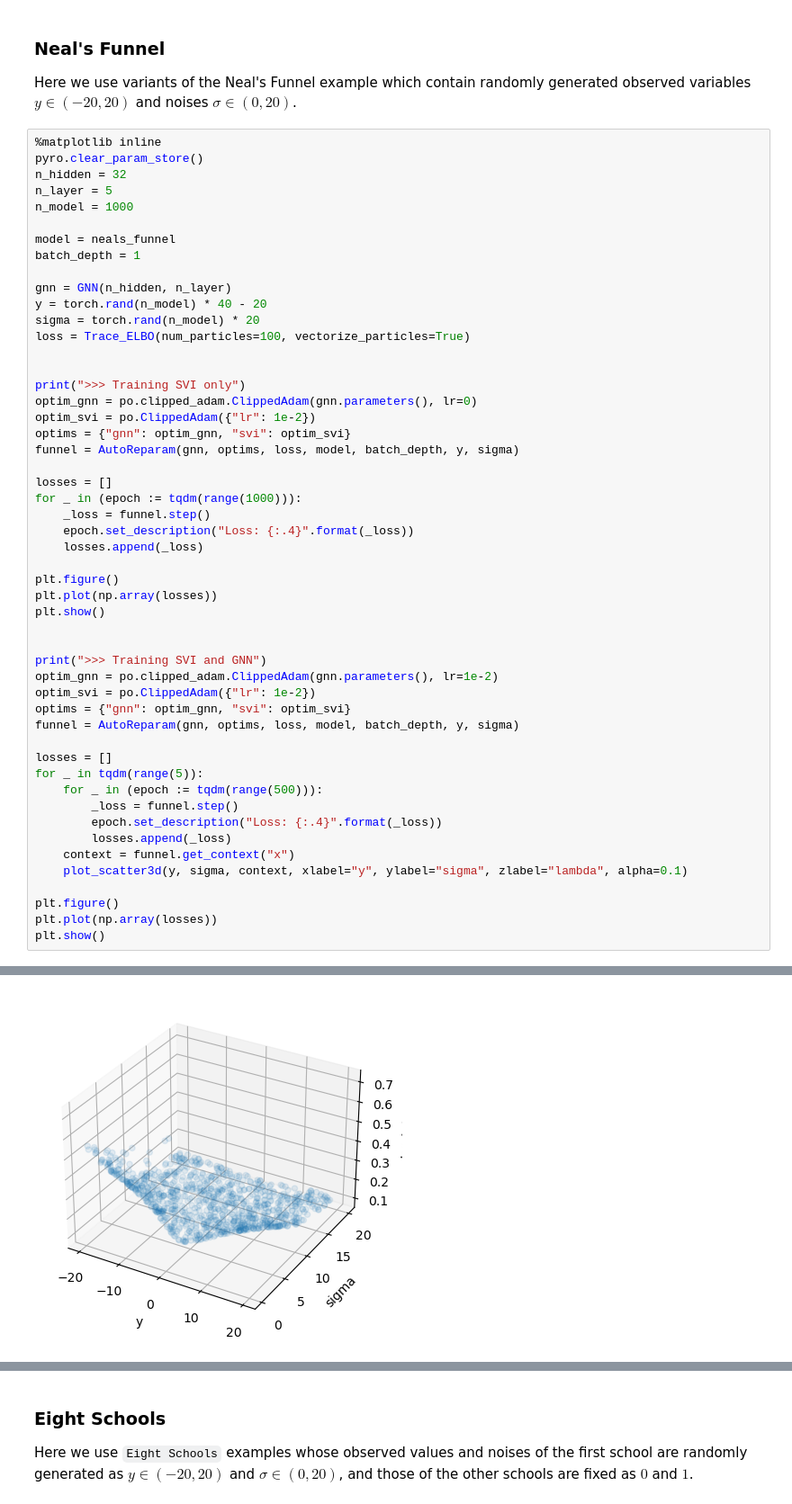
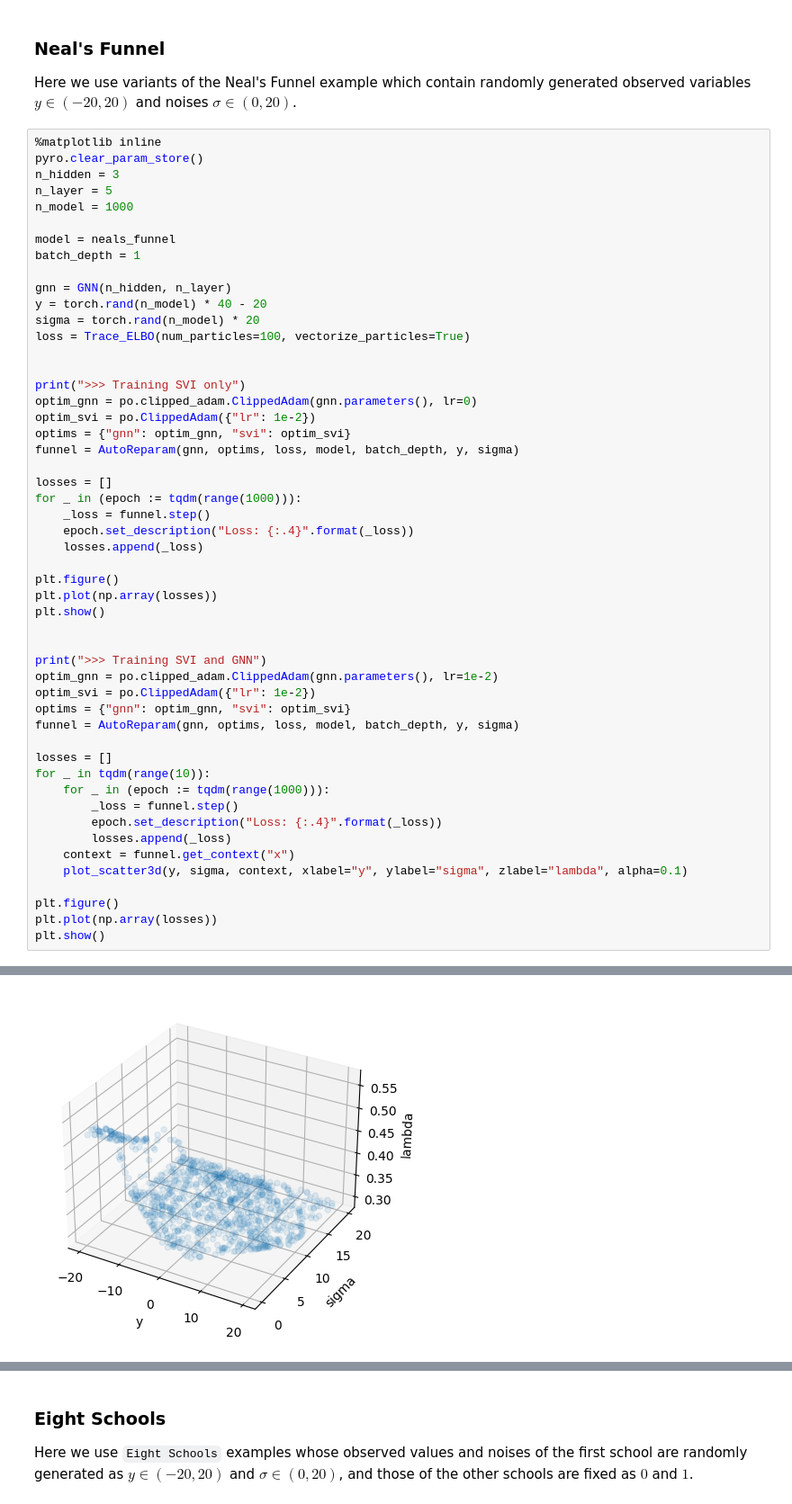
Before and after one commit to Lim-Sangho/meta-learning-reparam, a Jupyter notebook: dgl/notebook/gnn.ipynb, the cells around one changed output, grey strips where cells are left out. Shown: that part at 90% size. Drawn from its saved outputs; the diff is of its cells as text.

```diff
--- a/dgl/notebook/gnn.ipynb
+++ b/dgl/notebook/gnn.ipynb
@@ -29,7 +26,7 @@ Here we use variants of the Neal's Funnel example which contain randomly generat
 # %%
 %matplotlib inline
 pyro.clear_param_store()
-n_hidden = 32
+n_hidden = 3
 n_layer = 5
 n_model = 1000
 
@@ -66,8 +63,8 @@ optims = {"gnn": optim_gnn, "svi": optim_svi}
 funnel = AutoReparam(gnn, optims, loss, model, batch_depth, y, sigma)
 
 losses = []
-for _ in tqdm(range(5)):
-    for _ in (epoch := tqdm(range(500))):
+for _ in tqdm(range(10)):
+    for _ in (epoch := tqdm(range(1000))):
         _loss = funnel.step()
         epoch.set_description("Loss: {:.4}".format(_loss))
         losses.append(_loss)
@@ -82 +81 @@ plt.show()
-[figure, old version]
+[figure, new version]
```
Also changed, not shown: parts of 3 cells of this notebook, 10 other files.
